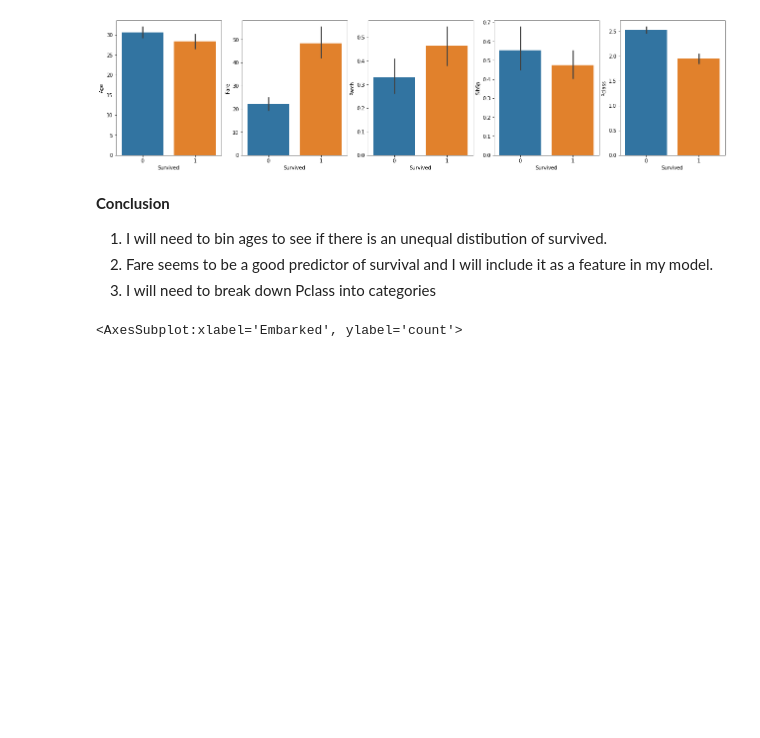
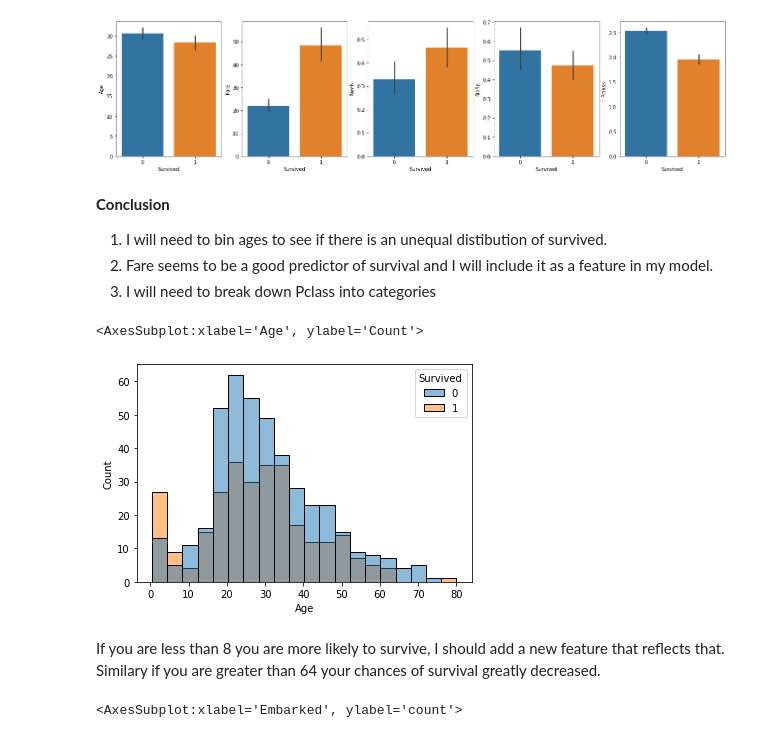
Before and after one commit to hammondb82/Titanic-Maching-Learning-Project, a Jupyter notebook: titanic-ml-project.ipynb, the cells around one changed output. Drawn from its saved outputs; the diff is of its cells as text; code cells hidden in the pictures; blank space fills up the shorter version.

```diff
--- a/titanic-ml-project.ipynb
+++ b/titanic-ml-project.ipynb
@@ -96,6 +96,13 @@ for col in columns:
 1. I will need to bin ages to see if there is an unequal distibution of survived.
 2. Fare seems to be a good predictor of survival and I will include it as a feature in my model.
 3. I will need to break down Pclass into categories
+# %%
+sns.histplot(data = train, x="Age", hue='Survived')
+# %% [output]
+<AxesSubplot:xlabel='Age', ylabel='Count'>
+[figure, added]
+# %% [markdown]
+If you are less than 8 you are more likely to survive, I should add a new feature that reflects that. Similary if you are greater than 64 your chances of survival greatly decreased.
 # %%
 sns.countplot(data = train, x = 'Embarked', hue = 'Survived')
 # %% [output]
```
Also changed, not shown: parts of 14 cells of this notebook.
